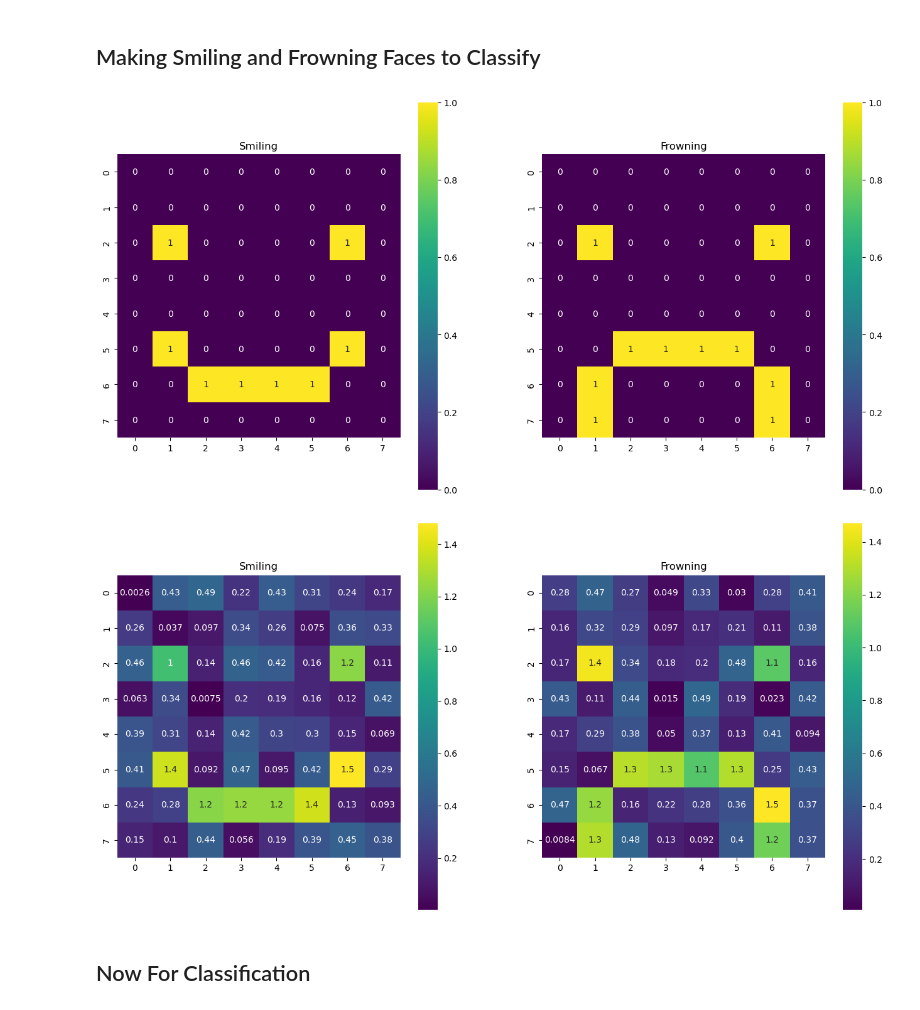
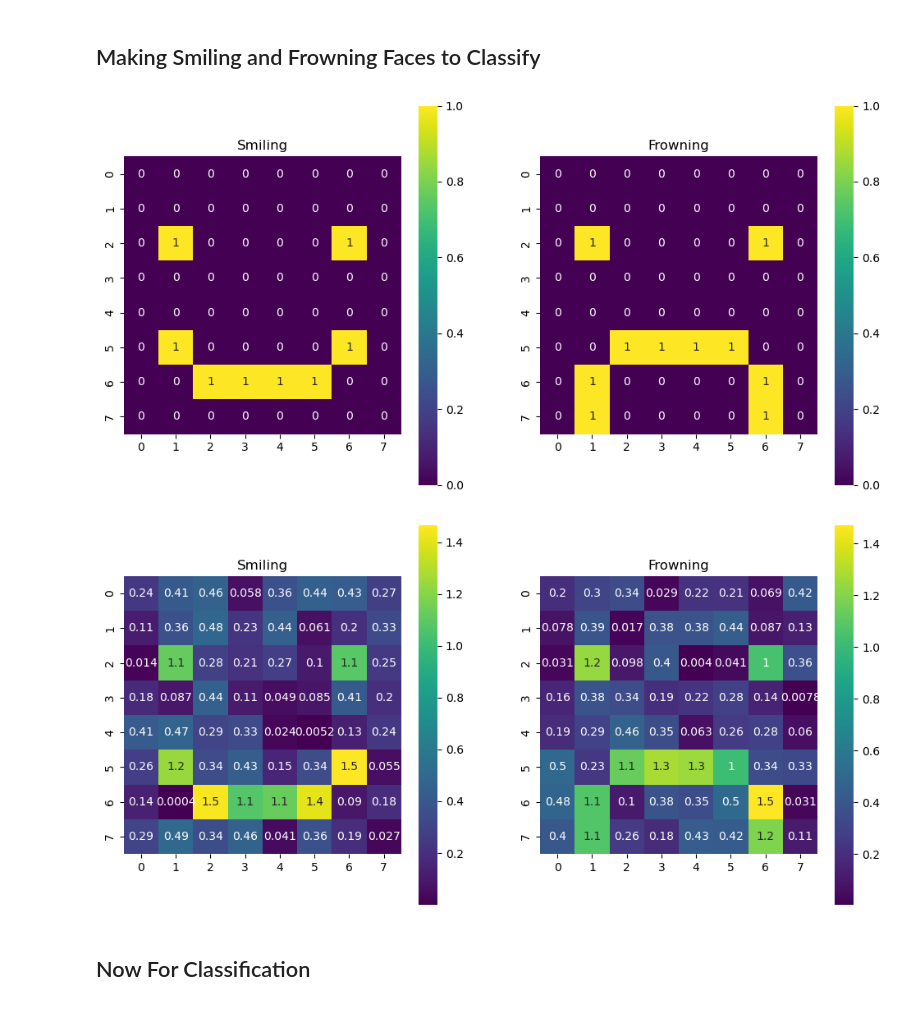
Before and after one commit to ssocolow/ml-oxford, a Jupyter notebook: w1/nn-demo.ipynb, the cells around one changed output. Saved outputs shown, nothing was run; the diff lists cells and outputs as text; code cells hidden in the pictures.

```diff
--- a/w1/nn-demo.ipynb
+++ b/w1/nn-demo.ipynb
@@ -42,7 +42,7 @@ import matplotlib.pyplot as plt
 
 def show2(a1, a2):
     # Create the heatmap
-    fig, axes = plt.subplots(1, 2, figsize=(16,8))
+    fig, axes = plt.subplots(1, 2, figsize=(12,6))
     sns.heatmap(a1, annot=True, cmap="viridis", square=True, ax=axes[0])
     axes[0].set_title("Smiling")
     sns.heatmap(a2, annot=True, cmap="viridis", square=True, ax=axes[1])
@@ -54,17 +54,20 @@ show2(smiling_base, frowning_base)
 # plt.tight_layout()
 # plt.show()
 # %% [output]
-[figure, old version]
+[figure, new version]
 # %%
 # create training data by adding noise to the bases
 DATA_SIZE = 200
 
 training_smiles = np.random.rand(DATA_SIZE, 8, 8) * 0.5 + smiling_base
 training_frowns = np.random.rand(DATA_SIZE, 8, 8) * 0.5 + frowning_base
 
+test_smiles = np.random.rand(DATA_SIZE, 8, 8) * 0.5 + smiling_base
+test_frowns = np.random.rand(DATA_SIZE, 8, 8) * 0.5 + frowning_base
+
 show2(training_smiles[0], training_frowns[0])
 # %% [output]
-[figure, old version]
+[figure, new version]
 # %% [markdown]
 ## Now For Classification
 # %% [markdown]
```
Also changed, not shown: parts of 6 cells of this notebook.
